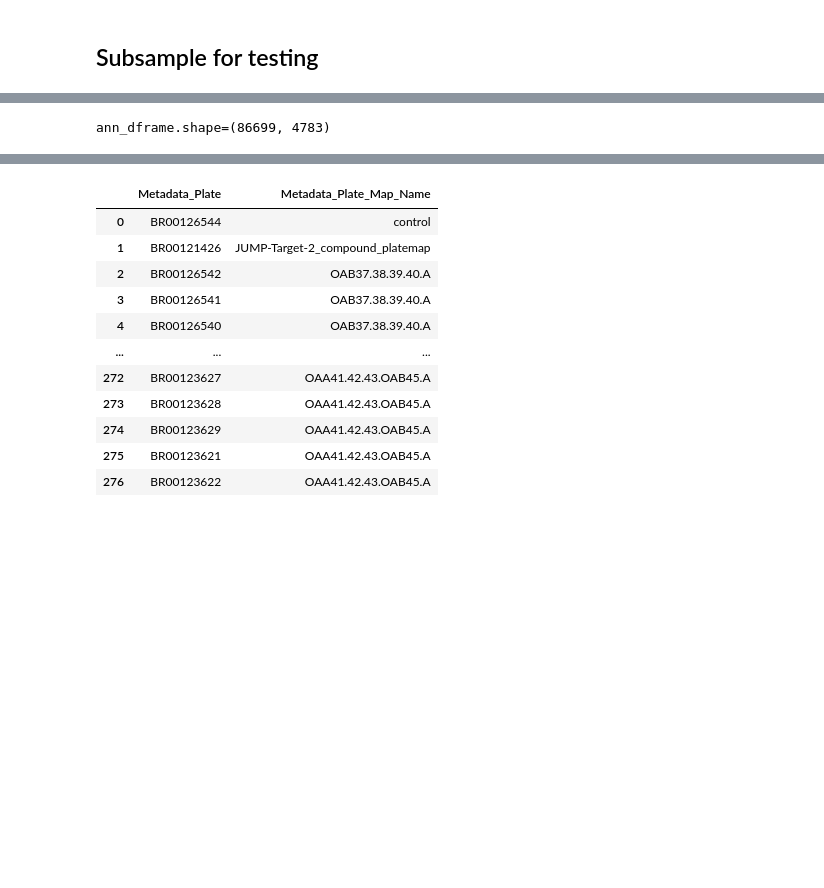
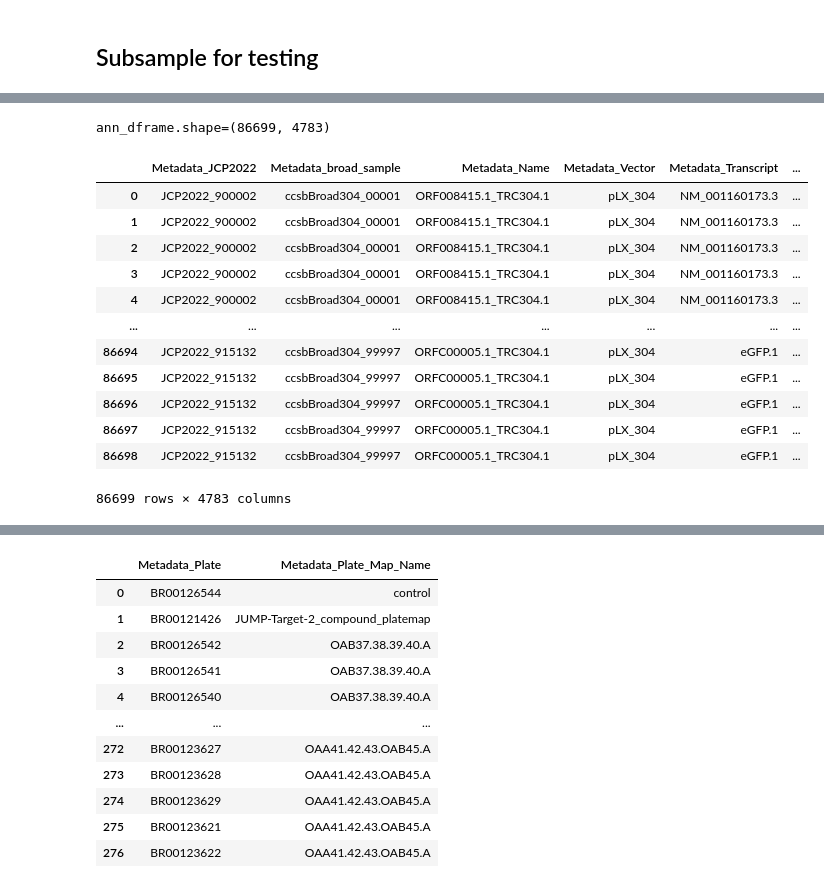
Before and after one commit to broadinstitute/position-effect-correction, a Jupyter notebook: 1.load/1-setup.ipynb, the cells around one changed output, grey strips where cells are left out. Saved outputs shown, nothing was run; the diff lists cells and outputs as text; code cells hidden in the pictures; blank space fills up the shorter version.

```diff
--- a/1.load/1-setup.ipynb
+++ b/1.load/1-setup.ipynb
@@ -104,8 +131,25 @@ ann_dframe.to_parquet("output/metadata_profiles_batch6.parquet", index=False)
 # %%
 profiles = pd.read_parquet("input/raw_profiles.parquet")
+
+
+
 ann_dframe = metadata.merge(
     profiles, on=["Metadata_Source", "Metadata_Plate", "Metadata_Well"]
 )
 print(f"{ann_dframe.shape=}")
+ann_dframe
 # %% [output]
 ann_dframe.shape=(86699, 4783)
+|  | Metadata_JCP2022 | Metadata_broad_sample | Metadata_Name | Metadata_Vector | Metadata_Transcript | ... |
+| 0 | JCP2022_900002 | ccsbBroad304_00001 | ORF008415.1_TRC304.1 | pLX_304 | NM_001160173.3 | ... |
+| 1 | JCP2022_900002 | ccsbBroad304_00001 | ORF008415.1_TRC304.1 | pLX_304 | NM_001160173.3 | ... |
+| 2 | JCP2022_900002 | ccsbBroad304_00001 | ORF008415.1_TRC304.1 | pLX_304 | NM_001160173.3 | ... |
+| 3 | JCP2022_900002 | ccsbBroad304_00001 | ORF008415.1_TRC304.1 | pLX_304 | NM_001160173.3 | ... |
+| 4 | JCP2022_900002 | ccsbBroad304_00001 | ORF008415.1_TRC304.1 | pLX_304 | NM_001160173.3 | ... |
+| ... | ... | ... | ... | ... | ... | ... |
+| 86694 | JCP2022_915132 | ccsbBroad304_99997 | ORFC00005.1_TRC304.1 | pLX_304 | eGFP.1 | ... |
+| 86695 | JCP2022_915132 | ccsbBroad304_99997 | ORFC00005.1_TRC304.1 | pLX_304 | eGFP.1 | ... |
+| 86696 | JCP2022_915132 | ccsbBroad304_99997 | ORFC00005.1_TRC304.1 | pLX_304 | eGFP.1 | ... |
+| 86697 | JCP2022_915132 | ccsbBroad304_99997 | ORFC00005.1_TRC304.1 | pLX_304 | eGFP.1 | ... |
+| 86698 | JCP2022_915132 | ccsbBroad304_99997 | ORFC00005.1_TRC304.1 | pLX_304 | eGFP.1 | ... |
+86699 rows × 4783 columns
```
Also changed, not shown: parts of 14 cells of this notebook, 6 other files.
